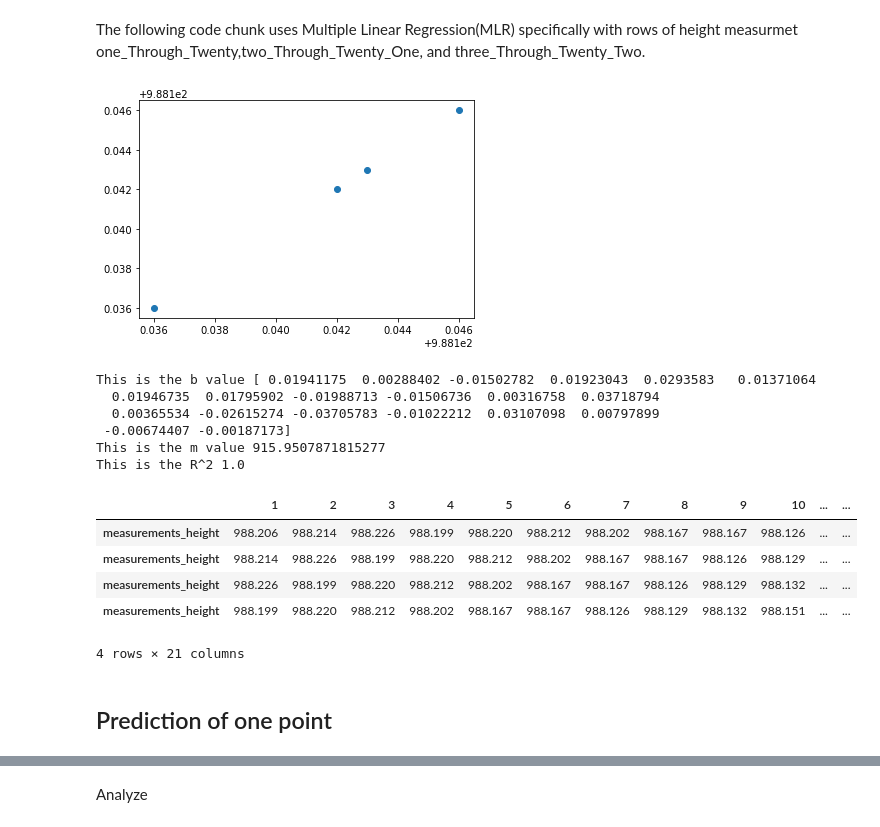
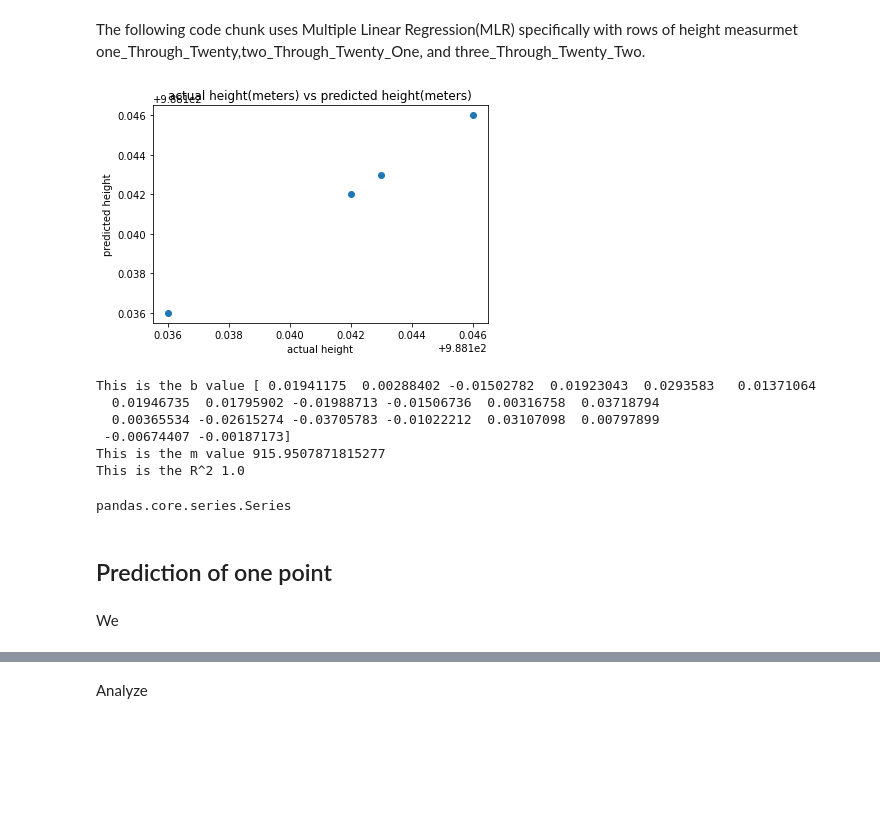
Before and after one commit to mylesm19/Volcanic_Activity_Detection, a Jupyter notebook: EC_01_Volcanic_activity_detection_and_noise_characterization_using_machine learning .ipynb, the cells around one changed output, grey strips where cells are left out. Cells and saved outputs as stored; diff of their text form; code cells hidden in the pictures; blank space fills up the shorter version.

```diff
--- a/EC_01_Volcanic_activity_detection_and_noise_characterization_using_machine learning .ipynb
+++ b/EC_01_Volcanic_activity_detection_and_noise_characterization_using_machine learning .ipynb
@@ -181,56 +192,59 @@ From the above model with using the first through twentith column and second thr
 The following code chunk uses Multiple Linear Regression(MLR) specifically with rows of height measurmet one_Through_Twenty,two_Through_Twenty_One, and
 three_Through_Twenty_Two.
 # %%
+#Set up series object for partions in the dataframe
 one_Through_Twenty = tzDF["measurements_height"].loc[1:21]
 two_Through_Twenty_One= tzDF["measurements_height"].loc[2:22]
 three_Through_Twenty_Two =tzDF["measurements_height"].loc[3:23]
 four_Through_Twenty_Four = tzDF["measurements_height"].loc[4:24]
 
-#Column partions
+#Renaming the series objects
 one_Through_Twenty.rename({"measurements_height":"w"},axis =1,inplace=True)
 two_Through_Twenty_One.rename({"measurements_height":"x"},axis =1,inplace=True)
 three_Through_Twenty_Two.rename({"measurements_height":"y"},axis =1,inplace=True)
 four_Through_Twenty_Four.rename({"measurements_height":"z"},axis =1,inplace=True)
 
-#Concating the columns to combine to one dataframe
+#Concating the series objects to one dataframe, result_DF
 result_DF = pd.concat([one_Through_Twenty,two_Through_Twenty_One,three_Through_Twenty_Two,four_Through_Twenty_Four],axis=1)
-
-
-#Fixing the new dataframe created
-result_DF.iloc[:,1] = result.iloc[:,1].shift(-1)
-result_DF.iloc[:,2] = result.iloc[:,2].shift(-2)
-result_DF.iloc[:,3] = result.iloc[:,3].shift(-3)
-result_DF = result.dropna()
-result_DF = result.transpose()
 result_DF
 
+#Modefying dataframe by shifting the coulmns up
+result_DF.iloc[:,1] = result_DF.iloc[:,1].shift(-1)
+result_DF.iloc[:,2] = result_DF.iloc[:,2].shift(-2)
+result_DF.iloc[:,3] = result_DF.iloc[:,3].shift(-3)
+
+#Aligning all coulmns of the data frame together
+result_DF = result_DF.dropna()
+result_DF = result_DF.transpose()
+result_DF
+
+#Linear Regression on all rows and 1-19 coulmns
 lm = LinearRegression()
 x = result_DF.iloc[:,0:20]
 y = result_DF.iloc[:,20]
 lm.fit(x,y)
 y_pred1 = lm.predict(x)
 plt.scatter(y,y_pred1)
+plt.xlabel("actual height")
+plt.ylabel("predicted height")
+plt.title("actual height(meters) vs predicted height(meters)")
 plt.show()
 print("This is the b value",lm.coef_,)
 print("This is the m value",lm.intercept_)
 print("This is the R^2",lm.score(x,y))
-result
 # %% [output]
-[figure, old version]
+[figure, new version]
 This is the b value [ 0.01941175  0.00288402 -0.01502782  0.01923043  0.0293583   0.01371064
   0.01946735  0.01795902 -0.01988713 -0.01506736  0.00316758  0.03718794
   0.00365534 -0.02615274 -0.03705783 -0.01022212  0.03107098  0.00797899
  -0.00674407 -0.00187173]
 This is the m value 915.9507871815277
 This is the R^2 1.0
-|  | 1 | 2 | 3 | 4 | 5 | 6 | 7 | 8 | 9 | 10 | ... | ... |
-| measurements_height | 988.206 | 988.214 | 988.226 | 988.199 | 988.220 | 988.212 | 988.202 | 988.167 | 988.167 | 988.126 | ... | ... |
-| measurements_height | 988.214 | 988.226 | 988.199 | 988.220 | 988.212 | 988.202 | 988.167 | 988.167 | 988.126 | 988.129 | ... | ... |
-| measurements_height | 988.226 | 988.199 | 988.220 | 988.212 | 988.202 | 988.167 | 988.167 | 988.126 | 988.129 | 988.132 | ... | ... |
-| measurements_height | 988.199 | 988.220 | 988.212 | 988.202 | 988.167 | 988.167 | 988.126 | 988.129 | 988.132 | 988.151 | ... | ... |
-4 rows × 21 columns
+pandas.core.series.Series
 # %% [markdown]
 ## Prediction of one point
+# %% [markdown]
+We
 # %%
 #Training the first through third rows and all columns
 train_x = x.iloc[0:3,:]
```
Also changed, not shown: parts of 31 cells of this notebook.
